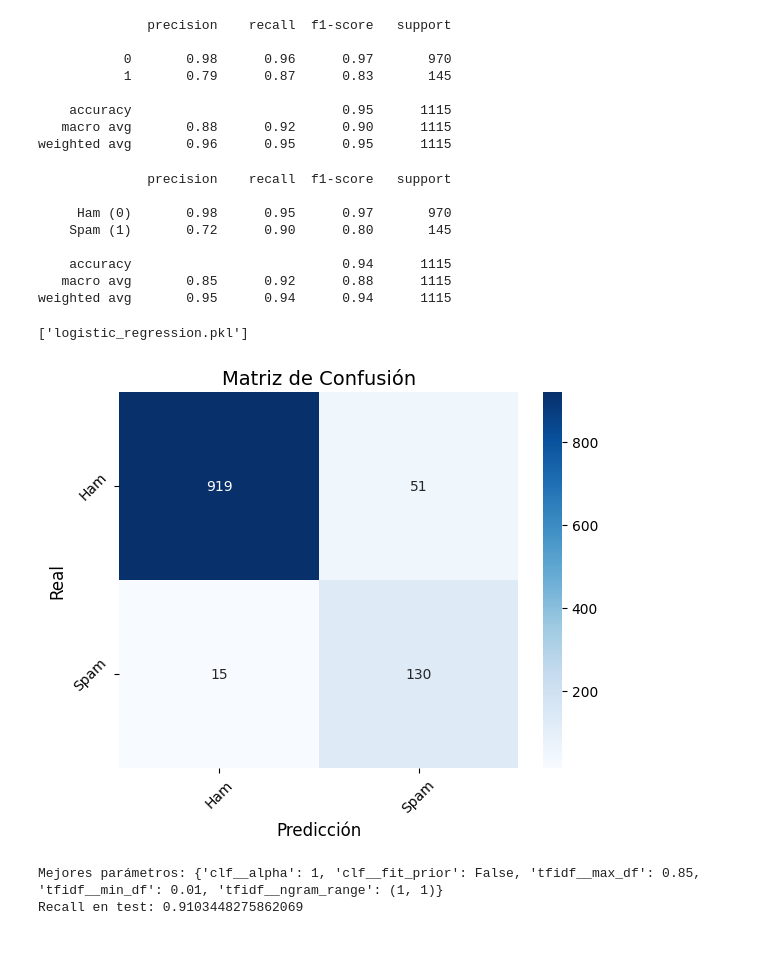
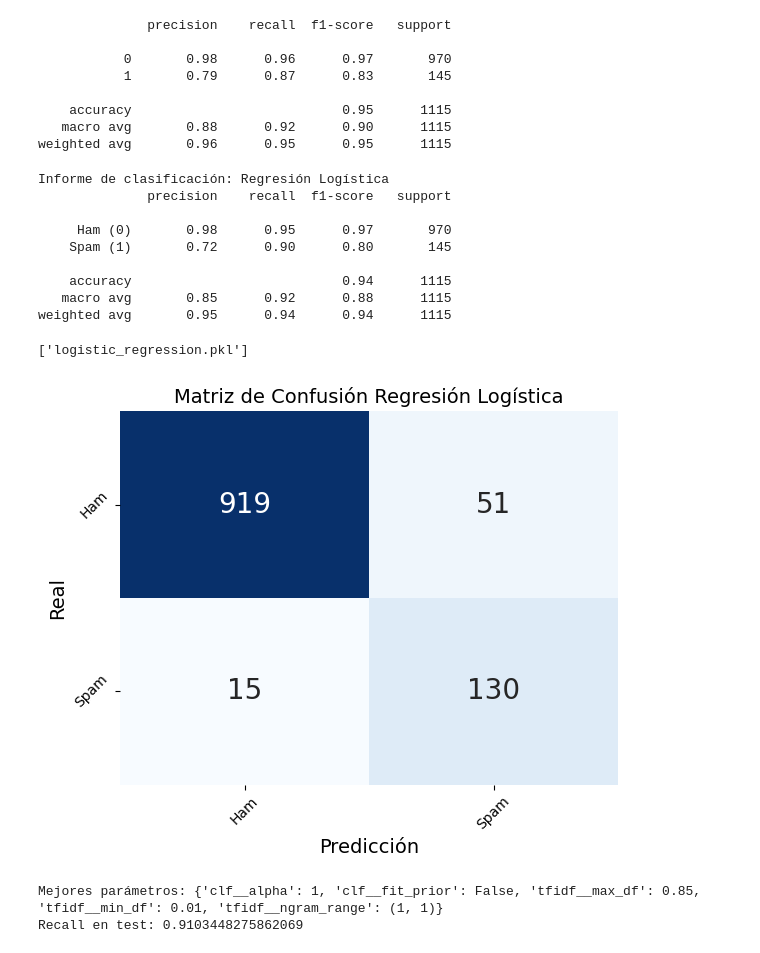
Before and after one commit to jariel17/text-mining, a Jupyter notebook: text_processing.ipynb, the cells around one changed output. Cells and saved outputs as stored; diff of their text form; code cells hidden in the pictures.

```diff
--- a/text_processing.ipynb
+++ b/text_processing.ipynb
@@ -167,9 +170,11 @@ pipe_lr = Pipeline([
     ('clf', LogisticRegression(max_iter=1000))
 ])
 # %%
-scoring = {'precision': 'precision',
-           'recall': 'recall',
-           'f1': 'f1'}
+scoring = {"accuracy": 'accuracy',
+            "precision": 'precision',
+            "recall": 'recall',
+            "f1": 'f1',
+            "roc_auc": 'roc_auc'}
 
 param_grid_lr = {
     'tfidf__ngram_range': [(1, 1), (1, 2)],
@@ -213,11 +218,13 @@ print(classification_report(y_test, y_pred_umbral))
 weighted avg       0.96      0.95      0.95      1115
 # %%
 # Predicciones
-y_pred = grid_search_lr.predict(X_test)
+y_pred_lr = grid_search_lr.predict(X_test)
 
 # Informe de clasificación
-print(classification_report(y_test, y_pred, target_names=['Ham (0)', 'Spam (1)']))
+print("Informe de clasificación: Regresión Logística")
+print(classification_report(y_test, y_pred_lr, target_names=['Ham (0)', 'Spam (1)']))
 # %% [output]
+Informe de clasificación: Regresión Logística
               precision    recall  f1-score   support
 
      Ham (0)       0.98      0.95      0.97       970
@@ -298,10 +241,10 @@ joblib.dump(grid_search_lr.best_estimator_, 'logistic_regression.pkl')
 # %%
 # Crear un mapa de calor con Seaborn
 # Calcular la matriz de confusión
 
-funciones.confusion_matrix_plot(y_test, y_pred)
+funciones.confusion_matrix_plot(y_test, y_pred_lr, 'Regresión Logística')
 # %% [output]
-[figure, old version]
+[figure, new version]
 # %%
 pipe_mnb = Pipeline([
     ('tfidf', vectorizer),
```
Also changed, not shown: parts of 18 cells of this notebook, 3 other files.
